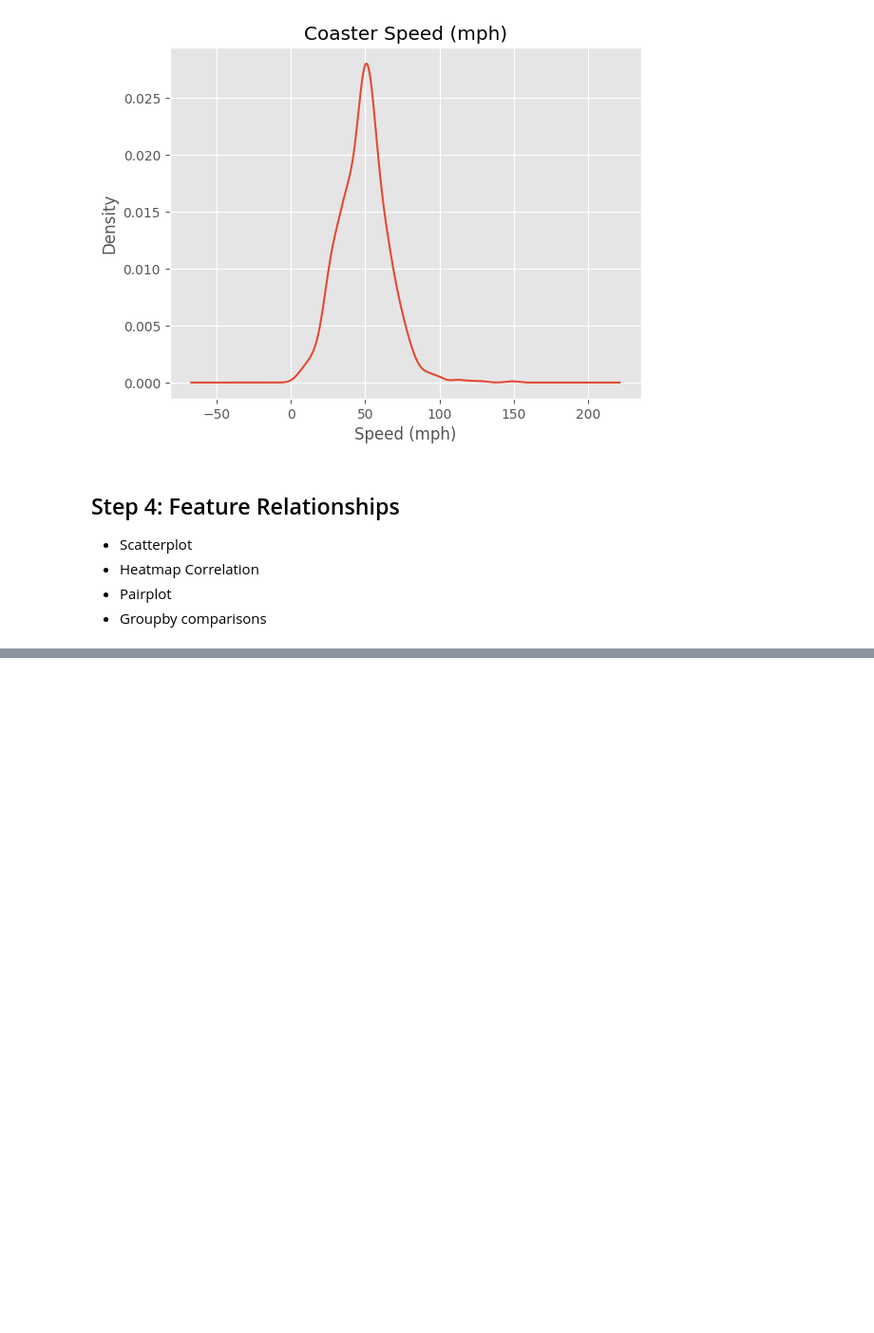
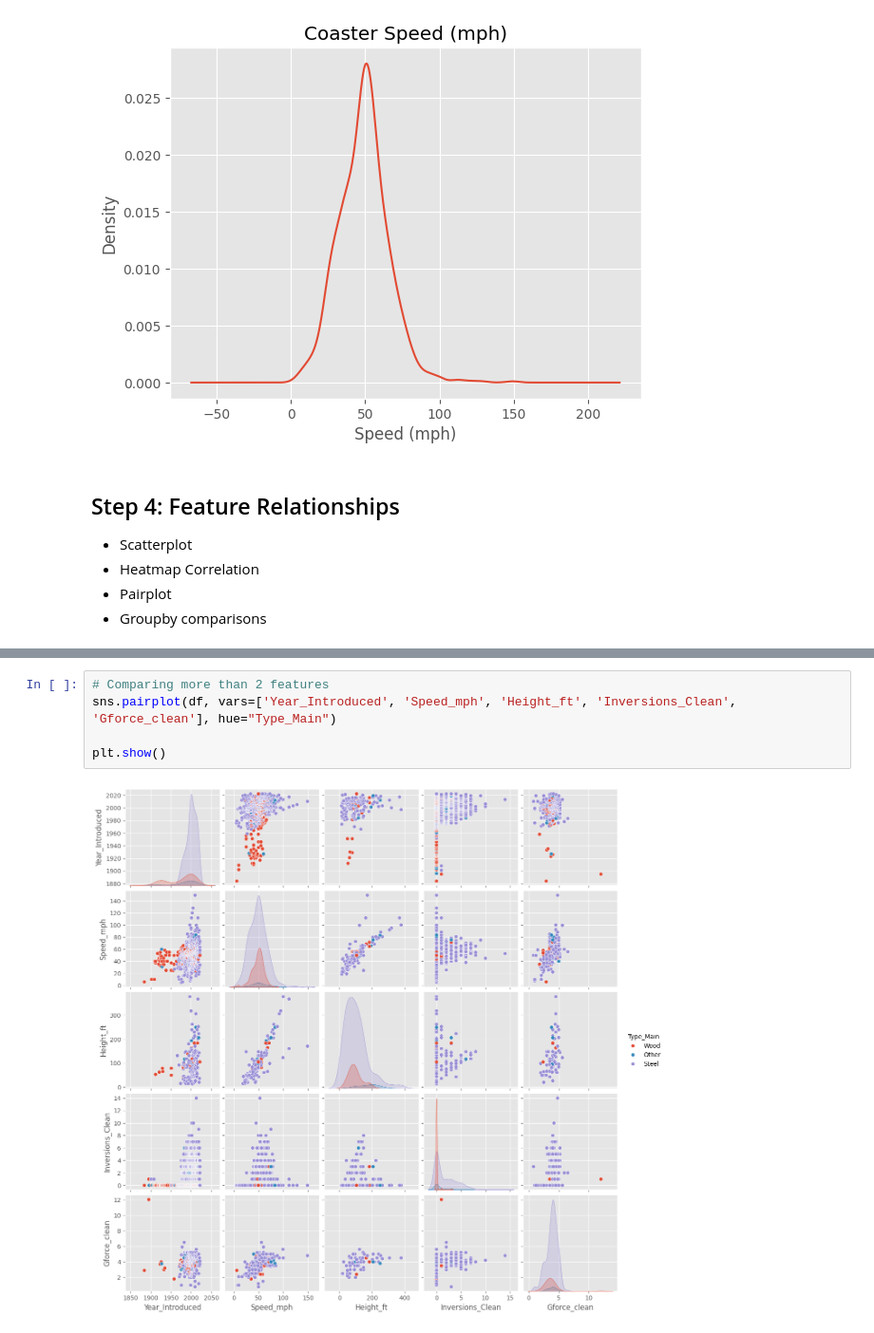
Before and after one commit to mateuslopes92/AI, a Jupyter notebook: exploratory_data_analysis/eda.ipynb, the cells around one changed output, grey strips where cells are left out. Shown: that part at 95% size. Saved outputs shown, nothing was run; the diff lists cells and outputs as text; blank space fills up the shorter version.

```diff
--- a/exploratory_data_analysis/eda.ipynb
+++ b/exploratory_data_analysis/eda.ipynb
@@ -273,0 +285,7 @@ Text(0.5, 0, 'Speed (mph)')
+# %%
+# Comparing more than 2 features
+sns.pairplot(df, vars=['Year_Introduced', 'Speed_mph', 'Height_ft', 'Inversions_Clean', 'Gforce_clean'], hue="Type_Main")
+
+plt.show()
+# %% [output]
+[figure, added]
```
Also changed, not shown: parts of 4 cells of this notebook.
